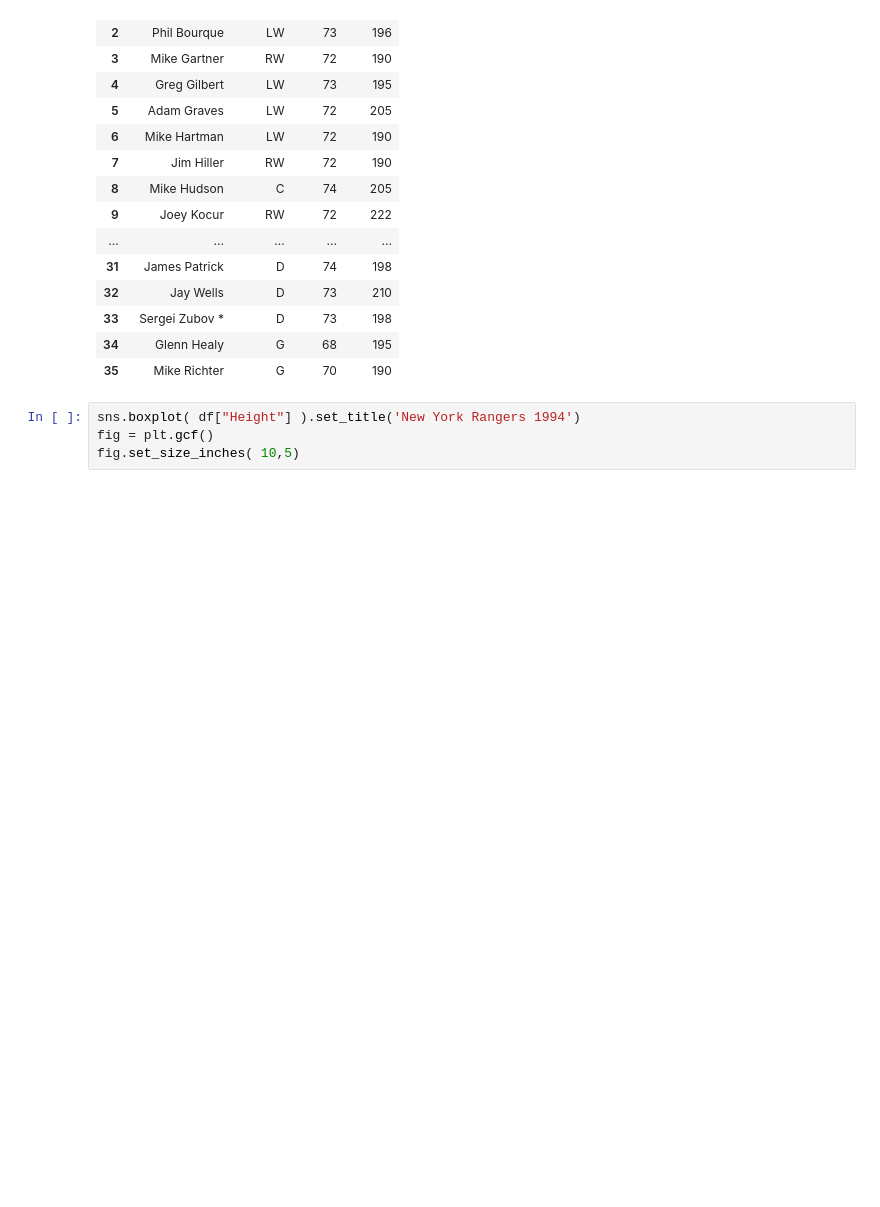
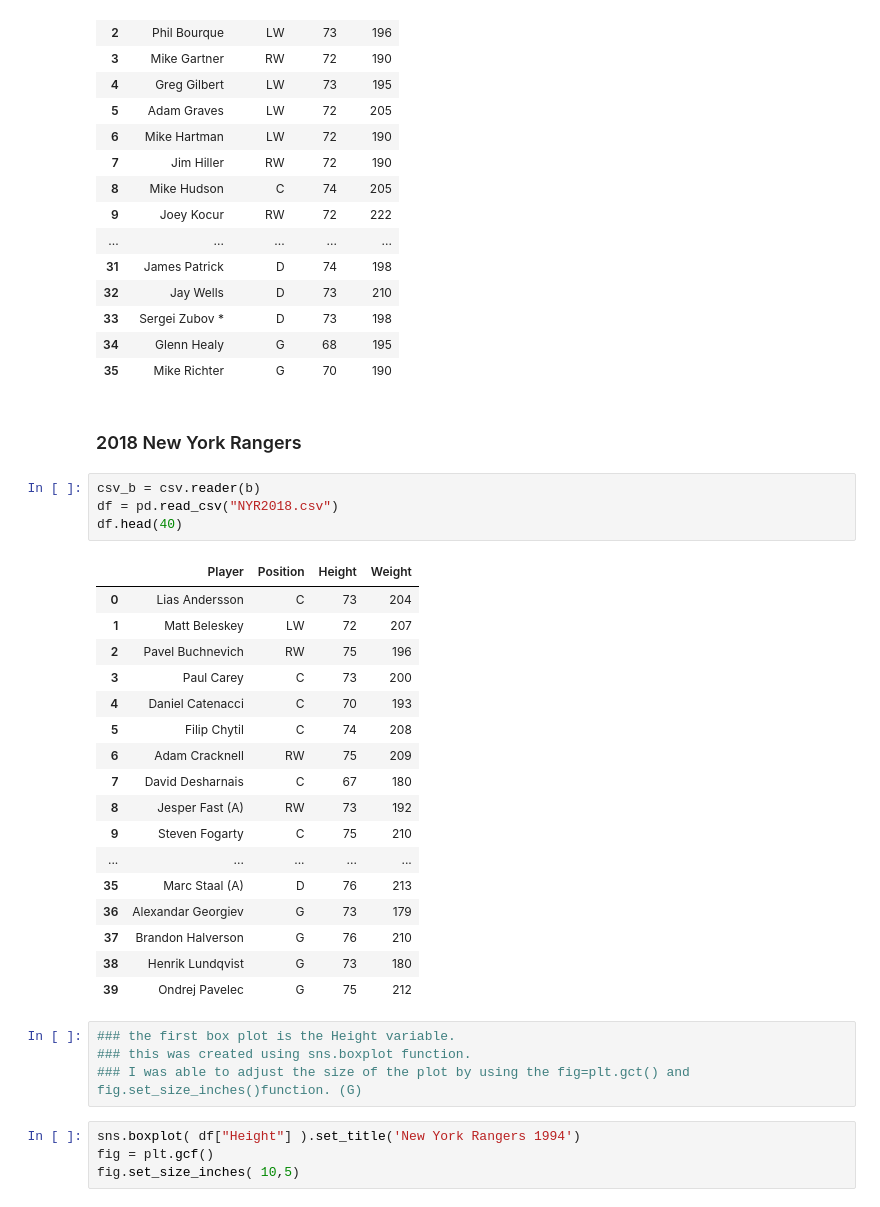
Before and after one commit to pjmeehan/FDA-PROJECT, a Jupyter notebook: Fundamentals of Data Analysis Project 2018 - THE BOX PLOT.ipynb, the cells around one changed output. Saved outputs shown, nothing was run; the diff lists cells and outputs as text; blank space fills up the shorter version.

Commit message:
added to intro and box plots. need to display dfs side by side with titles

```diff
--- a/Fundamentals of Data Analysis Project 2018 - THE BOX PLOT.ipynb
+++ b/Fundamentals of Data Analysis Project 2018 - THE BOX PLOT.ipynb
@@ -89,6 +108,34 @@ df.head(40)
 | 33 | Sergei Zubov * | D | 73 | 198 |
 | 34 | Glenn Healy | G | 68 | 195 |
 | 35 | Mike Richter | G | 70 | 190 |
+# %% [markdown]
+### 2018 New York Rangers
+# %%
+csv_b = csv.reader(b)
+df = pd.read_csv("NYR2018.csv")
+df.head(40)
+# %% [output]
+|  | Player | Position | Height | Weight |
+| 0 | Lias Andersson | C | 73 | 204 |
+| 1 | Matt Beleskey | LW | 72 | 207 |
+| 2 | Pavel Buchnevich | RW | 75 | 196 |
+| 3 | Paul Carey | C | 73 | 200 |
+| 4 | Daniel Catenacci | C | 70 | 193 |
+| 5 | Filip Chytil | C | 74 | 208 |
+| 6 | Adam Cracknell | RW | 75 | 209 |
+| 7 | David Desharnais | C | 67 | 180 |
+| 8 | Jesper Fast (A) | RW | 73 | 192 |
+| 9 | Steven Fogarty | C | 75 | 210 |
+| ... | ... | ... | ... | ... |
+| 35 | Marc Staal (A) | D | 76 | 213 |
+| 36 | Alexandar Georgiev | G | 73 | 179 |
+| 37 | Brandon Halverson | G | 76 | 210 |
+| 38 | Henrik Lundqvist | G | 73 | 180 |
+| 39 | Ondrej Pavelec | G | 75 | 212 |
+# %%
+### the first box plot is the Height variable.
+### this was created using sns.boxplot function.
+### I was able to adjust the size of the plot by using the fig=plt.gct() and fig.set_size_inches()function. (G)
 # %%
 sns.boxplot( df["Height"] ).set_title('New York Rangers 1994')
 fig = plt.gcf()
```
Also changed, not shown: parts of 9 cells of this notebook.
